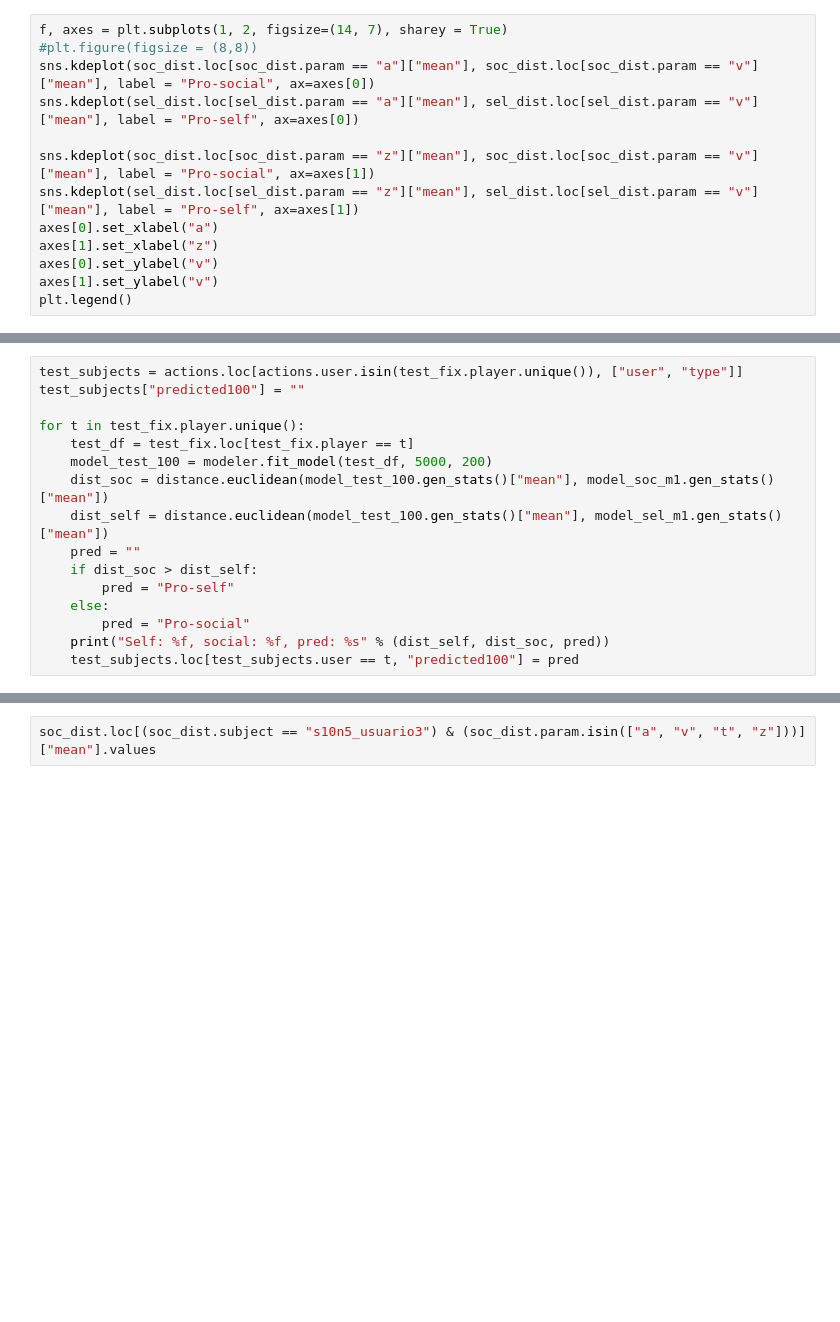
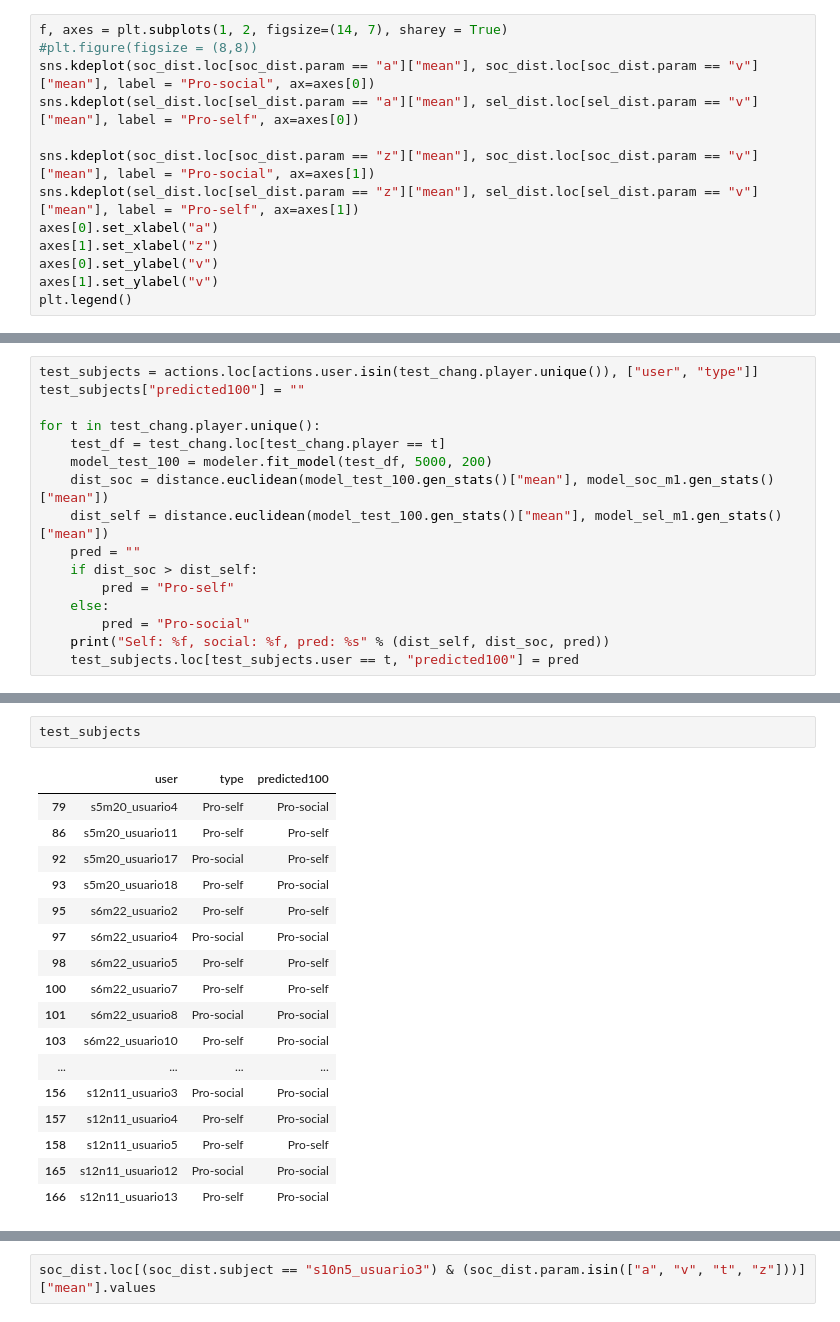
Before and after one commit to eladiomontero/DecisionTimes, a Jupyter notebook: SVO Context Analysis/changingSVO.ipynb, the cells around one changed output, grey strips where cells are left out. Saved outputs shown, nothing was run; the diff lists cells and outputs as text; blank space fills up the shorter version.

```diff
--- a/SVO Context Analysis/changingSVO.ipynb
+++ b/SVO Context Analysis/changingSVO.ipynb
@@ -369,9 +372,9 @@ plt.legend()
 # %%
-test_subjects = actions.loc[actions.user.isin(test_fix.player.unique()), ["user", "type"]]
+test_subjects = actions.loc[actions.user.isin(test_chang.player.unique()), ["user", "type"]]
 test_subjects["predicted100"] = ""
 
-for t in test_fix.player.unique():
-    test_df = test_fix.loc[test_fix.player == t]
+for t in test_chang.player.unique():
+    test_df = test_chang.loc[test_chang.player == t]
     model_test_100 = modeler.fit_model(test_df, 5000, 200)
     dist_soc = distance.euclidean(model_test_100.gen_stats()["mean"], model_soc_m1.gen_stats()["mean"])
     dist_self = distance.euclidean(model_test_100.gen_stats()["mean"], model_sel_m1.gen_stats()["mean"])
@@ -404,3 +406,23 @@ for t in test_fix.player.unique():
+# %%
+test_subjects
+# %% [output]
+|  | user | type | predicted100 |
+| 79 | s5m20_usuario4 | Pro-self | Pro-social |
+| 86 | s5m20_usuario11 | Pro-self | Pro-self |
+| 92 | s5m20_usuario17 | Pro-social | Pro-self |
+| 93 | s5m20_usuario18 | Pro-self | Pro-social |
+| 95 | s6m22_usuario2 | Pro-self | Pro-self |
+| 97 | s6m22_usuario4 | Pro-social | Pro-social |
+| 98 | s6m22_usuario5 | Pro-self | Pro-self |
+| 100 | s6m22_usuario7 | Pro-self | Pro-self |
+| 101 | s6m22_usuario8 | Pro-social | Pro-social |
+| 103 | s6m22_usuario10 | Pro-self | Pro-social |
+| ... | ... | ... | ... |
+| 156 | s12n11_usuario3 | Pro-social | Pro-social |
+| 157 | s12n11_usuario4 | Pro-self | Pro-social |
+| 158 | s12n11_usuario5 | Pro-self | Pro-self |
+| 165 | s12n11_usuario12 | Pro-social | Pro-social |
+| 166 | s12n11_usuario13 | Pro-self | Pro-social |
 # %%
 test_subjects["predicted50"] = ""
 
```
Also changed, not shown: parts of 19 cells of this notebook, 2 other files.
